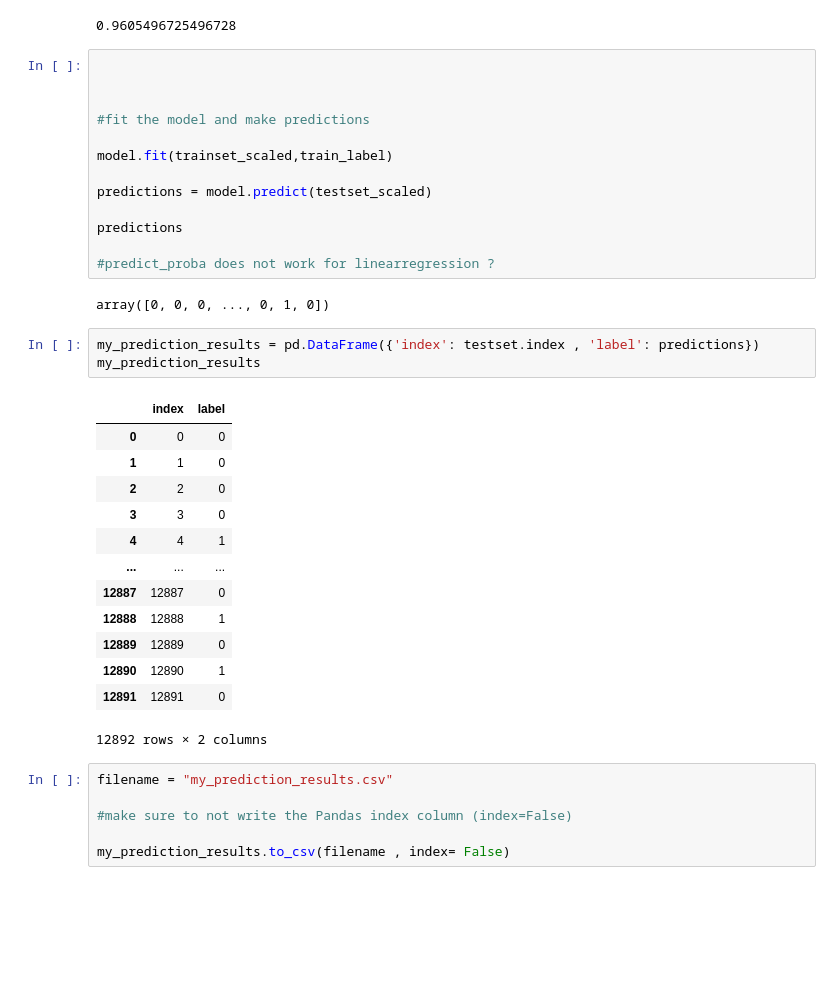
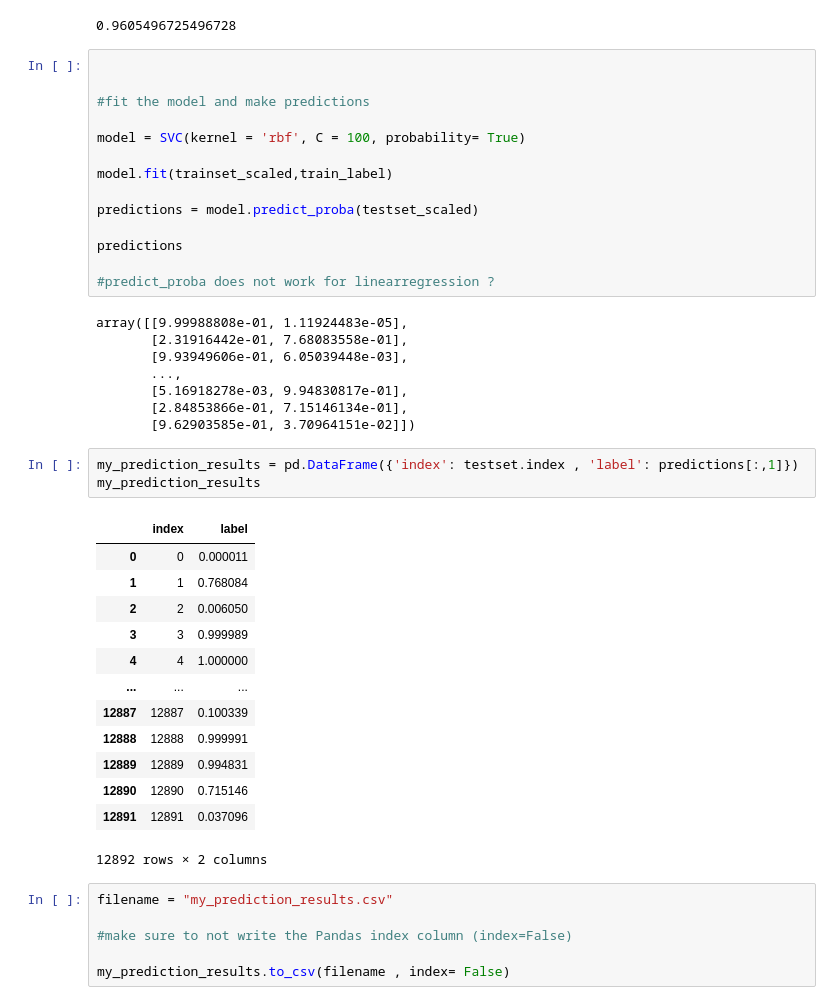
Before and after one commit to JasperVermeire/Machine_Learning_course_UGent_D012554_kaggle, a Jupyter notebook: Eye blinking prediction attempt4.ipynb, the cells around one changed output. Cells and saved outputs as stored; diff of their text form; blank space fills up the shorter version.

```diff
--- a/Eye blinking prediction attempt4.ipynb
+++ b/Eye blinking prediction attempt4.ipynb
@@ -243,36 +243,43 @@ print(scores)
 # %% [output]
 0.9605496725496728
 # %%
-
 
 
 #fit the model and make predictions
 
+model = SVC(kernel = 'rbf', C = 100, probability= True)
+
 model.fit(trainset_scaled,train_label)
 
-predictions = model.predict(testset_scaled)
+predictions = model.predict_proba(testset_scaled)
 
 predictions
 
 #predict_proba does not work for linearregression ?
 # %% [output]
-array([0, 0, 0, ..., 0, 1, 0])
+array([[9.99988808e-01, 1.11924483e-05],
+       [2.31916442e-01, 7.68083558e-01],
+       [9.93949606e-01, 6.05039448e-03],
+       ...,
+       [5.16918278e-03, 9.94830817e-01],
+       [2.84853866e-01, 7.15146134e-01],
+       [9.62903585e-01, 3.70964151e-02]])
 # %%
-my_prediction_results = pd.DataFrame({'index': testset.index , 'label': predictions})
+my_prediction_results = pd.DataFrame({'index': testset.index , 'label': predictions[:,1]})
 my_prediction_results
 # %% [output]
 |  | index | label |
-| 0 | 0 | 0 |
-| 1 | 1 | 0 |
-| 2 | 2 | 0 |
-| 3 | 3 | 0 |
-| 4 | 4 | 1 |
+| 0 | 0 | 0.000011 |
+| 1 | 1 | 0.768084 |
+| 2 | 2 | 0.006050 |
+| 3 | 3 | 0.999989 |
+| 4 | 4 | 1.000000 |
 | ... | ... | ... |
-| 12887 | 12887 | 0 |
-| 12888 | 12888 | 1 |
-| 12889 | 12889 | 0 |
-| 12890 | 12890 | 1 |
-| 12891 | 12891 | 0 |
+| 12887 | 12887 | 0.100339 |
+| 12888 | 12888 | 0.999991 |
+| 12889 | 12889 | 0.994831 |
+| 12890 | 12890 | 0.715146 |
+| 12891 | 12891 | 0.037096 |
 12892 rows × 2 columns
 # %%
 filename = "my_prediction_results.csv"
```
